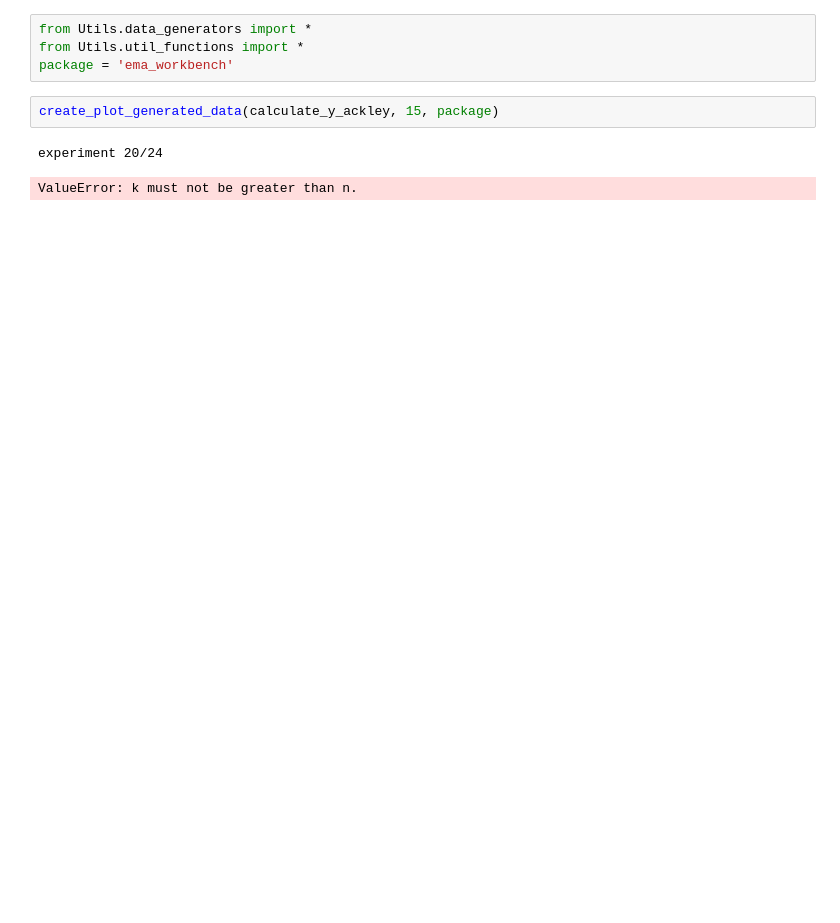
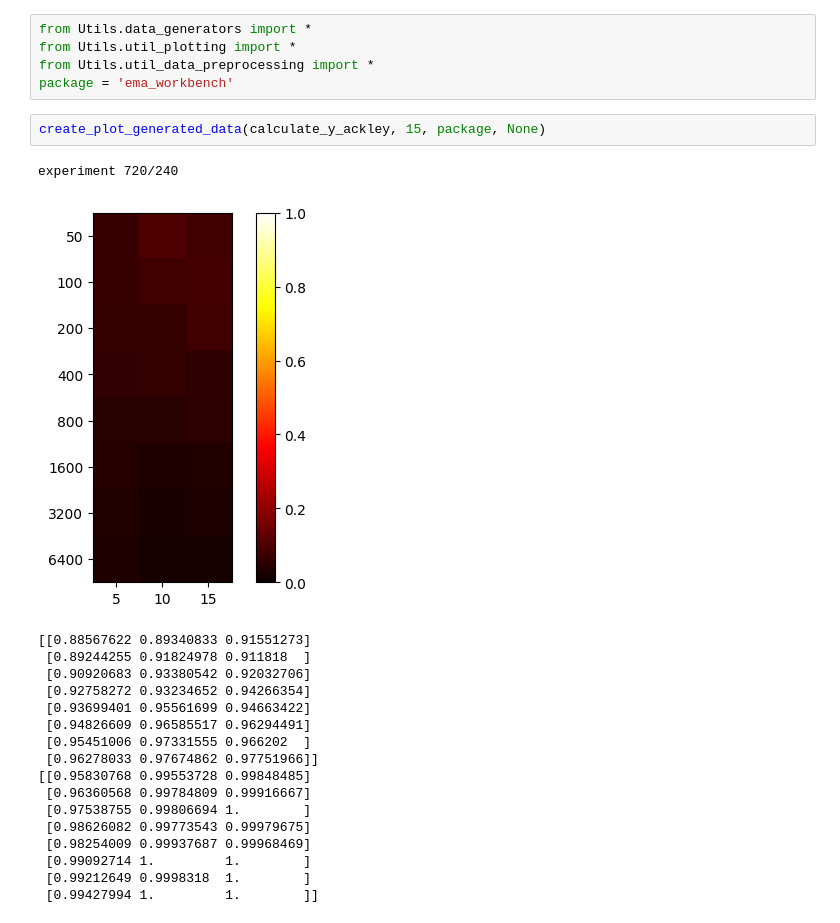
Before and after one commit to inagege/ImprovingSubgroupDiscovery, a Jupyter notebook: PRIM_Performance_Analyzing/PRIM_Baseline_emaWorkbench.ipynb, the cells around one changed output. Drawn from its saved outputs; the diff is of its cells as text; blank space fills up the shorter version.

```diff
--- a/PRIM_Performance_Analyzing/PRIM_Baseline_emaWorkbench.ipynb
+++ b/PRIM_Performance_Analyzing/PRIM_Baseline_emaWorkbench.ipynb
@@ -1,9 +1,26 @@
 # %%
 from Utils.data_generators import *
-from Utils.util_functions import *
+from Utils.util_plotting import *
+from Utils.util_data_preprocessing import *
 package = 'ema_workbench'
 # %%
-create_plot_generated_data(calculate_y_ackley, 15, package)
+create_plot_generated_data(calculate_y_ackley, 15, package, None)
 # %% [output]
-experiment 20/24
+experiment 720/240
+[figure, added]
-ValueError: k must not be greater than n.
+[[0.88567622 0.89340833 0.91551273]
+ [0.89244255 0.91824978 0.911818  ]
+ [0.90920683 0.93380542 0.92032706]
+ [0.92758272 0.93234652 0.94266354]
+ [0.93699401 0.95561699 0.94663422]
+ [0.94826609 0.96585517 0.96294491]
+ [0.95451006 0.97331555 0.966202  ]
+ [0.96278033 0.97674862 0.97751966]]
+[[0.95830768 0.99553728 0.99848485]
+ [0.96360568 0.99784809 0.99916667]
+ [0.97538755 0.99806694 1.        ]
+ [0.98626082 0.99773543 0.99979675]
+ [0.98254009 0.99937687 0.99968469]
+ [0.99092714 1.         1.        ]
+ [0.99212649 0.9998318  1.        ]
+ [0.99427994 1.         1.        ]]
```
Also changed, not shown: parts of 8 cells of this notebook, 5 other files.
